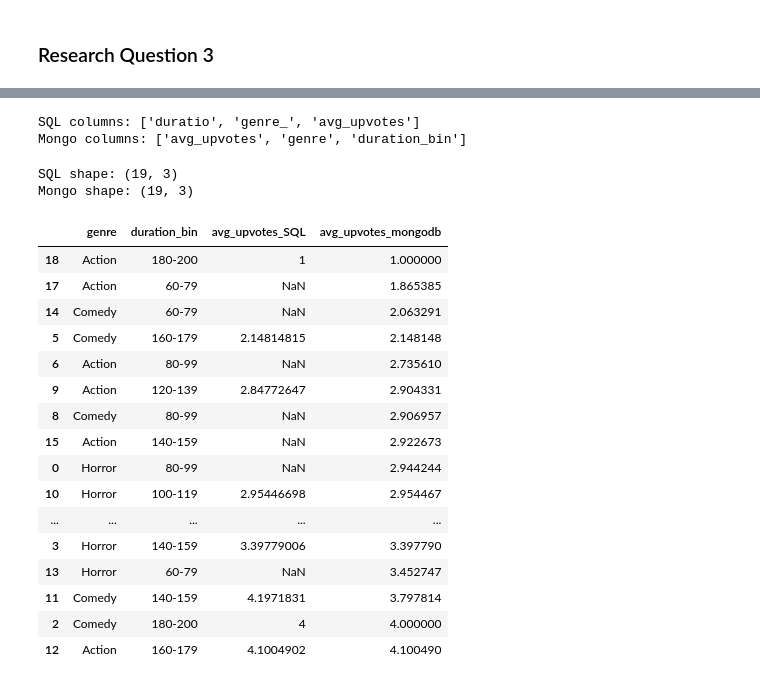
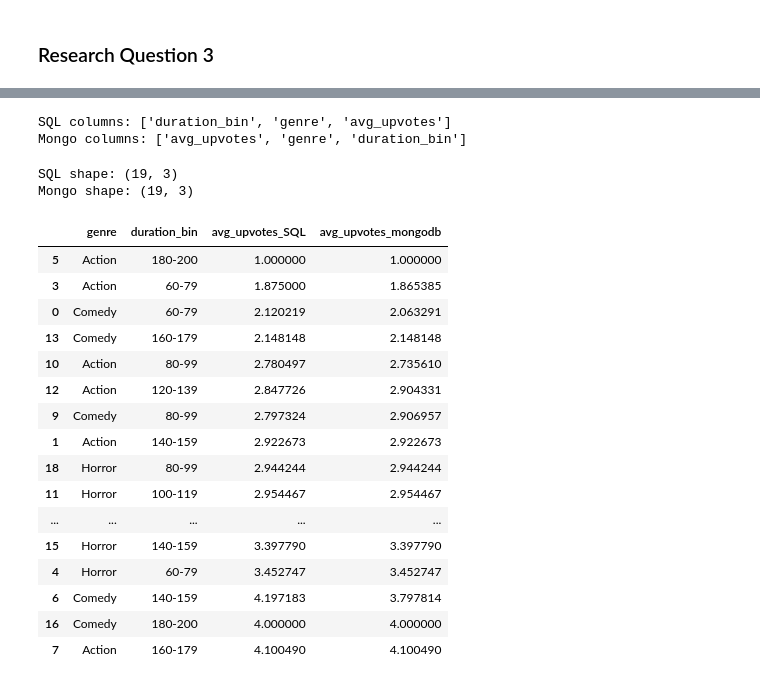
Before and after one commit to snowy17037/cpsc368_group-project, a Jupyter notebook: phase4_analysis.ipynb, the cells around one changed output, grey strips where cells are left out. Cells and saved outputs as stored; diff of their text form; code cells hidden in the pictures.

Commit message:
updated code for Q3 SQL comparison

```diff
--- a/phase4_analysis.ipynb
+++ b/phase4_analysis.ipynb
@@ -537,20 +537,24 @@ Index(['avg_upvotes', 'genre', 'duration_bin'], dtype='object')
 # %%
 # Compare MongoDB and SQL results
-sql3_df = pd.read_csv("rq3.csv", skiprows = [2])
+sql3_df = pd.read_csv("rq3.csv", skiprows = [1])
 
 mongo3_df = df3.copy()
 
 mongo3_df = mongo3_df.drop(columns=["_id"], errors="ignore")
 
-# clean column names
+# clean column names and rename SQL columns
 sql3_df.columns = sql3_df.columns.str.strip().str.lower()
+sql3_df = sql3_df.rename(columns={"duratio": "duration_bin", "genre_": "genre"})
 mongo3_df.columns = mongo3_df.columns.str.strip().str.lower()
+
+# clean spaces in duration_bin values for join/comparison below
+sql3_df['duration_bin'] = sql3_df['duration_bin'].str.strip()
 
 # check structure
 print("SQL columns:", sql3_df.columns.tolist())
 print("Mongo columns:", mongo3_df.columns.tolist())
 # %% [output]
-SQL columns: ['duratio', 'genre_', 'avg_upvotes']
+SQL columns: ['duration_bin', 'genre', 'avg_upvotes']
 Mongo columns: ['avg_upvotes', 'genre', 'duration_bin']
 # %%
 print("SQL shape:", sql3_df.shape)
@@ -559,33 +563,33 @@ print("Mongo shape:", mongo3_df.shape)
 SQL shape: (19, 3)
 Mongo shape: (19, 3)
 # %%
-sql3 = sql3_df.rename(columns={"duratio": "duration_bin", "genre_": "genre"})
+# Comparison of MongoDB and SQL query results
 
 # https://pandas.pydata.org/pandas-docs/stable/reference/api/pandas.DataFrame.join.html
-combined = df3.join(sql3.set_index(["genre", "duration_bin"]), on = ["genre", "duration_bin"],
+combined = df3.join(sql3_df.set_index(["genre", "duration_bin"]), on = ["genre", "duration_bin"],
                     lsuffix = "_mongodb", rsuffix = "_SQL")
 
 # https://pandas.pydata.org/pandas-docs/stable/reference/api/pandas.DataFrame.sort_values.html
 # https://www.geeksforgeeks.org/python/change-the-order-of-a-pandas-dataframe-columns-in-python/
 combined[["genre", "duration_bin", "avg_upvotes_SQL", "avg_upvotes_mongodb"]].sort_values("avg_upvotes_mongodb")
 # %% [output]
 |  | genre | duration_bin | avg_upvotes_SQL | avg_upvotes_mongodb |
-| 18 | Action | 180-200 | 1 | 1.000000 |
-| 17 | Action | 60-79 | NaN | 1.865385 |
-| 14 | Comedy | 60-79 | NaN | 2.063291 |
-| 5 | Comedy | 160-179 | 2.14814815 | 2.148148 |
-| 6 | Action | 80-99 | NaN | 2.735610 |
-| 9 | Action | 120-139 | 2.84772647 | 2.904331 |
-| 8 | Comedy | 80-99 | NaN | 2.906957 |
-| 15 | Action | 140-159 | NaN | 2.922673 |
-| 0 | Horror | 80-99 | NaN | 2.944244 |
-| 10 | Horror | 100-119 | 2.95446698 | 2.954467 |
+| 5 | Action | 180-200 | 1.000000 | 1.000000 |
+| 3 | Action | 60-79 | 1.875000 | 1.865385 |
+| 0 | Comedy | 60-79 | 2.120219 | 2.063291 |
+| 13 | Comedy | 160-179 | 2.148148 | 2.148148 |
+| 10 | Action | 80-99 | 2.780497 | 2.735610 |
+| 12 | Action | 120-139 | 2.847726 | 2.904331 |
+| 9 | Comedy | 80-99 | 2.797324 | 2.906957 |
+| 1 | Action | 140-159 | 2.922673 | 2.922673 |
+| 18 | Horror | 80-99 | 2.944244 | 2.944244 |
+| 11 | Horror | 100-119 | 2.954467 | 2.954467 |
 | ... | ... | ... | ... | ... |
-| 3 | Horror | 140-159 | 3.39779006 | 3.397790 |
-| 13 | Horror | 60-79 | NaN | 3.452747 |
-| 11 | Comedy | 140-159 | 4.1971831 | 3.797814 |
-| 2 | Comedy | 180-200 | 4 | 4.000000 |
-| 12 | Action | 160-179 | 4.1004902 | 4.100490 |
+| 15 | Horror | 140-159 | 3.397790 | 3.397790 |
+| 4 | Horror | 60-79 | 3.452747 | 3.452747 |
+| 6 | Comedy | 140-159 | 4.197183 | 3.797814 |
+| 16 | Comedy | 180-200 | 4.000000 | 4.000000 |
+| 7 | Action | 160-179 | 4.100490 | 4.100490 |
 # %%
 # RQ3 Visualization
 duration_order = ["60-79", "80-99", "100-119", "120-139", "140-159", "160-179", "180-200"]
```
Also changed, not shown: parts of 3 cells of this notebook.
